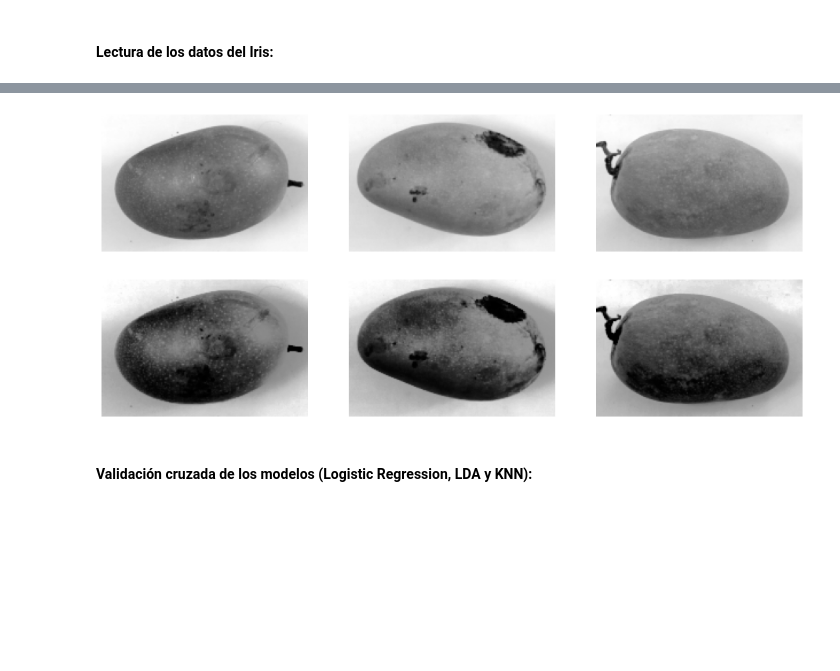
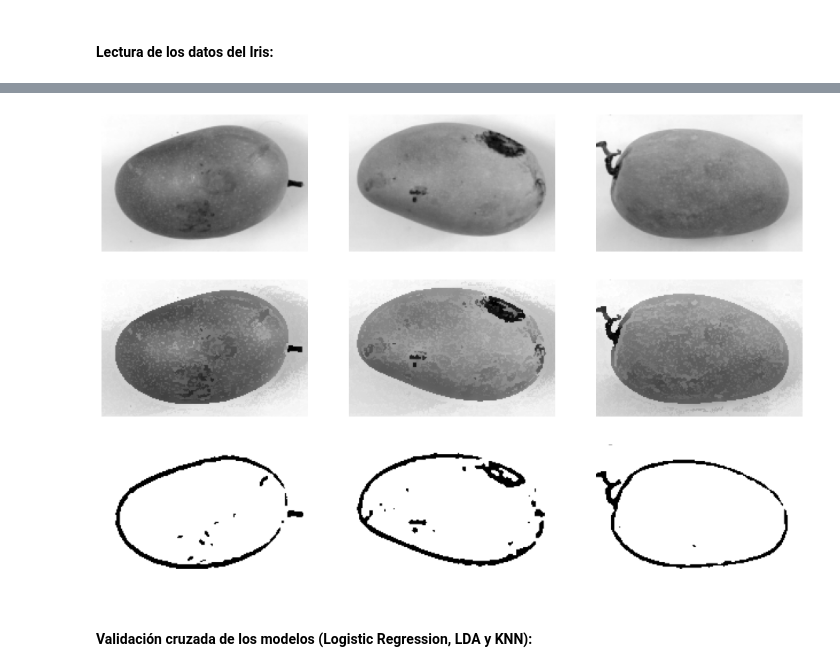
Before and after one commit to vidaldani/MangoGrading, a Jupyter notebook: MangoGrading.ipynb, the cells around one changed output, grey strips where cells are left out. Drawn from its saved outputs; the diff is of its cells as text; code cells hidden in the pictures; blank space fills up the shorter version.

```diff
--- a/MangoGrading.ipynb
+++ b/MangoGrading.ipynb
@@ -91,16 +106,40 @@ show_row_of_gray_images(16,rgb2gray(rgb1), red, green, blue)
-# %%
-img_1 = class1[randint(0, 200)]
-img_2 = class2[randint(0, 200)]
-img_ext = extra_class[randint(0, 200)]
-
-show_row_of_gray_images(16, img_1, img_2, img_ext)
-
-show_row_of_gray_images(16,exposure.equalize_hist(img_1, nbins=256, mask=None)
-                        ,exposure.equalize_hist(img_2, nbins=256, mask=None),
-                        exposure.equalize_hist(img_ext, nbins=256, mask=None))
-# %% [output]
-[figure, removed]
-[figure, removed]
+# %%
+from skimage import filters
+from skimage.morphology import disk, ball
+img_1 = class1[randint(0, 200)]
+img_2 = class2[randint(0, 200)]
+img_ext = extra_class[randint(0, 200)]
+
+show_row_of_gray_images(16, img_1, img_2, img_ext)
+
+enh1=filters.rank.enhance_contrast(img_1,disk(3))
+enh2=filters.rank.enhance_contrast(img_2,disk(3))
+enh3=filters.rank.enhance_contrast(img_ext,disk(3))
+
+# Suavizado de la imagen
+im1 = filters.gaussian(enh1, sigma=2)
+iml1 = filters.laplace(im1, ksize=3)
+thresh = filters.threshold_otsu(iml1)
+imo1 = iml1 > thresh
+
+im2 = filters.gaussian(enh2, sigma=2)
+iml2 = filters.laplace(im2, ksize=3)
+thresh = filters.threshold_otsu(iml2)
+imo2 = iml2 > thresh
+
+im3 = filters.gaussian(enh3, sigma=2)
+iml3 = filters.laplace(im3, ksize=3)
+thresh = filters.threshold_otsu(iml3)
+imo3 = iml3 > thresh
+
+# Mostrar imágenes
+
+show_row_of_gray_images(16, enh1, enh2, enh3)
+show_row_of_gray_images(16, imo1, imo2, imo3)
+# %% [output]
+[figure, added]
+[figure, added]
+[figure, added]
 # %% [markdown]
 #### Validación cruzada de los modelos (Logistic Regression, LDA y KNN):
 # %%
```
Also changed, not shown: parts of 4 cells of this notebook, 2 other files.
